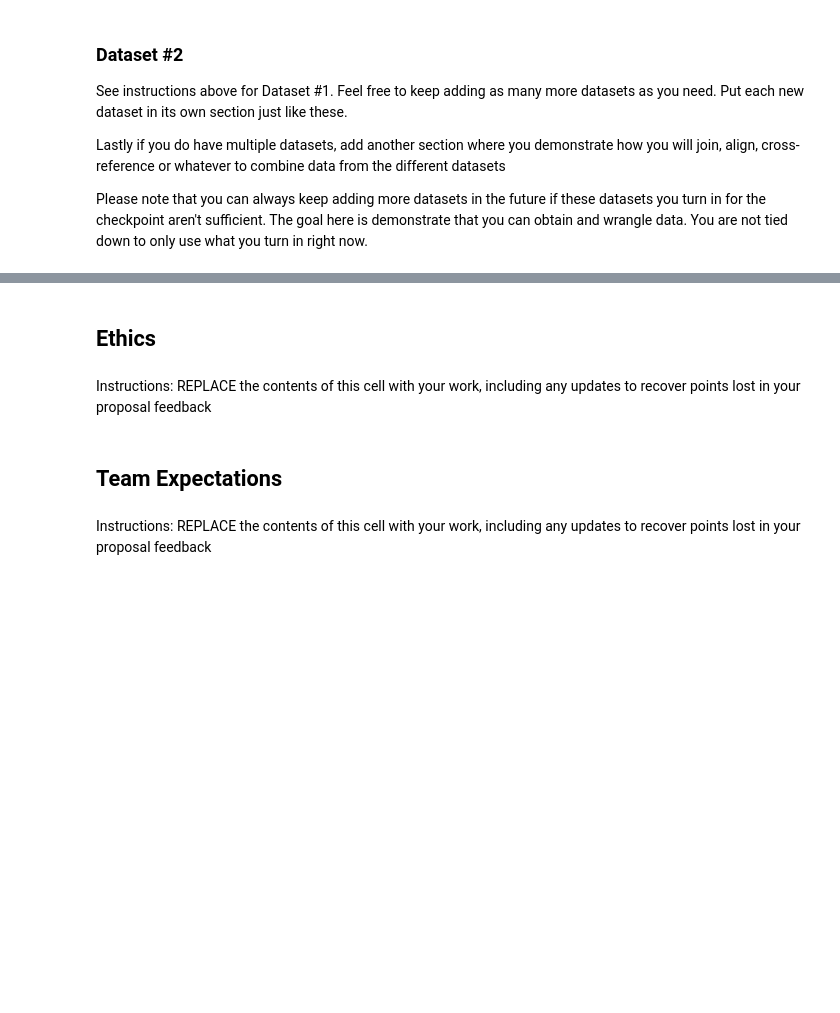
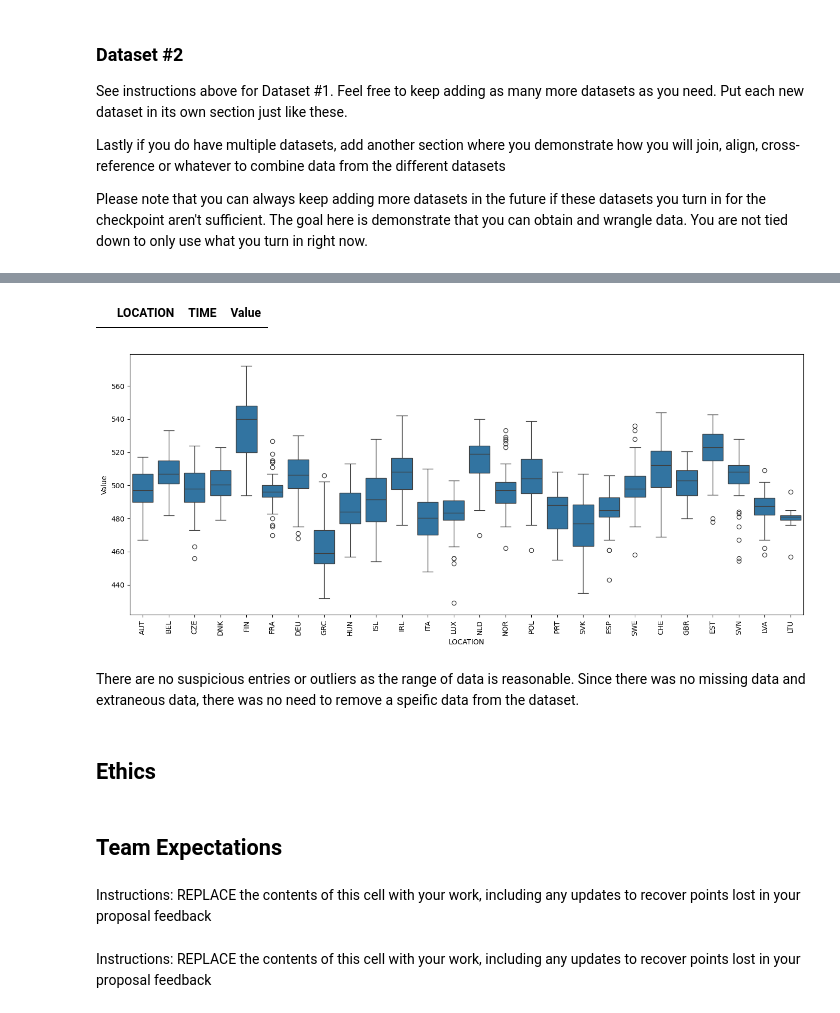
Before and after one commit to COGS108/Group037_WI26, a Jupyter notebook: 01-DataCheckpoint.ipynb, the cells around one changed output, grey strips where cells are left out. Drawn from its saved outputs; the diff is of its cells as text; code cells hidden in the pictures; blank space fills up the shorter version.

Commit message:
Dataset #2

```diff
--- a/01-DataCheckpoint.ipynb
+++ b/01-DataCheckpoint.ipynb
@@ -243,3 +243,11 @@ Lastly if you do have multiple datasets, add another section where you demonstra
 Please note that you can always keep adding more datasets in the future if these datasets you turn in for the checkpoint aren't sufficient.  The goal here is demonstrate that you can obtain and wrangle data.  You are not tied down to only use what you turn in right now.
 # %%
 ## YOUR CODE TO LOAD/CLEAN/TIDY/WRANGLE THE DATA GOES HERE
+import pandas as pd
+import numpy as np
+import seaborn as sns
+
+pisa_ma = pd.read_csv('data/00-raw/OECD PISA data.csv')
+pisa_ma.head()
+
+print(pisa_ma["LOCATION"].unique())
@@ -246,9 +306,38 @@ Please note that you can always keep adding more datasets in the future if these
+# %%
+pisa = pisa_ma[pisa_ma['INDICATOR'].str.contains('PISA', case=False, na=False)]
+europe = ['FRA','DEU','ITA','ESP','NLD','SWE','NOR','FIN','DNK','POL','PRT','GRC','CZE','AUT','BEL','IRL','HUN','CHE','SVK','SVN','EST','LVA','LTU']
+math_scores = pisa[(pisa['LOCATION'].isin(europe)) & (pisa['SUBJECT']=='MATH')]
+Q1 = math_scores['Value'].quantile(0.25)
+Q3 = math_scores['Value'].quantile(0.75)
+IQR = Q3 - Q1
+lower = Q1 - 1.5*IQR
+upper = Q3 + 1.5*IQR
+outliers = math_scores[(math_scores['Value'] < lower) | (math_scores['Value'] > upper)]
+outliers[['LOCATION','TIME','Value']].sort_values('Value')
+# %% [output]
+|  | LOCATION | TIME | Value |
+# %%
+import seaborn as sns
+import matplotlib.pyplot as plt
+europe = ['AUT', 'BEL', 'CZE', 'DNK', 'FIN', 'FRA', 'DEU', 'GRC', 'HUN', 'ISL',
+          'IRL', 'ITA', 'LUX', 'NLD', 'NOR', 'POL', 'PRT', 'SVK', 'ESP', 'SWE',
+          'CHE', 'GBR', 'LVA', 'EST', 'SVN', 'LTU']
+europe_scores = pisa_ma[pisa_ma["LOCATION"].isin(europe)]
+plt.figure(figsize=(14,6))
+sns.boxplot(data=europe_scores, x="LOCATION", y="Value")
+plt.xticks(rotation=90)
+plt.tight_layout()
+plt.show()
+# %% [output]
+[figure, added]
+# %% [markdown]
+There are no suspicious entries or outliers as the range of data is reasonable. Since there was no missing data and extraneous data, there was no need to remove a speific data from the dataset.
 # %% [markdown]
 ## Ethics
+# %% [markdown]
+## Team Expectations
 # %% [markdown]
 Instructions: REPLACE the contents of this cell with your work, including any updates to recover points lost in your proposal feedback
-# %% [markdown]
-## Team Expectations
 # %% [markdown]
 Instructions: REPLACE the contents of this cell with your work, including any updates to recover points lost in your proposal feedback
 # %% [markdown]
```
Also changed, not shown: parts of 9 cells of this notebook.
